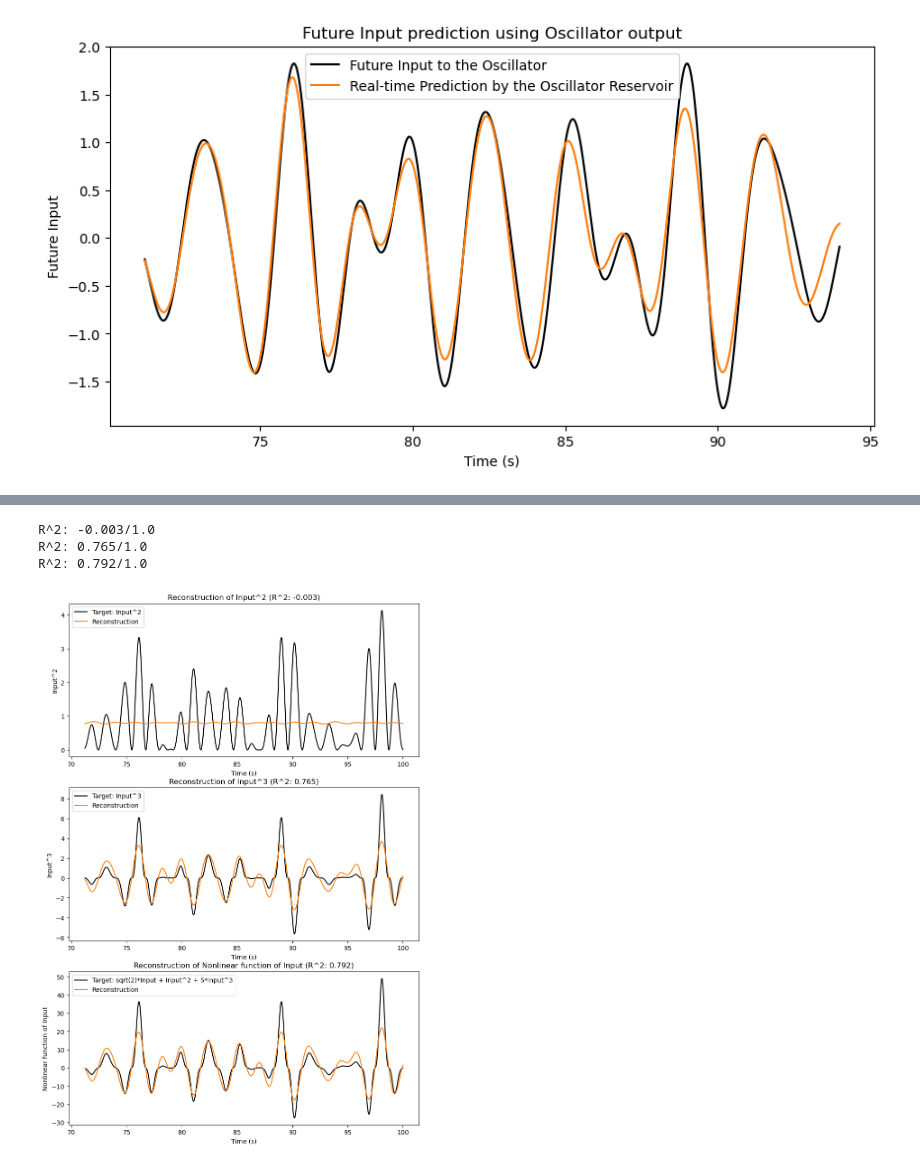
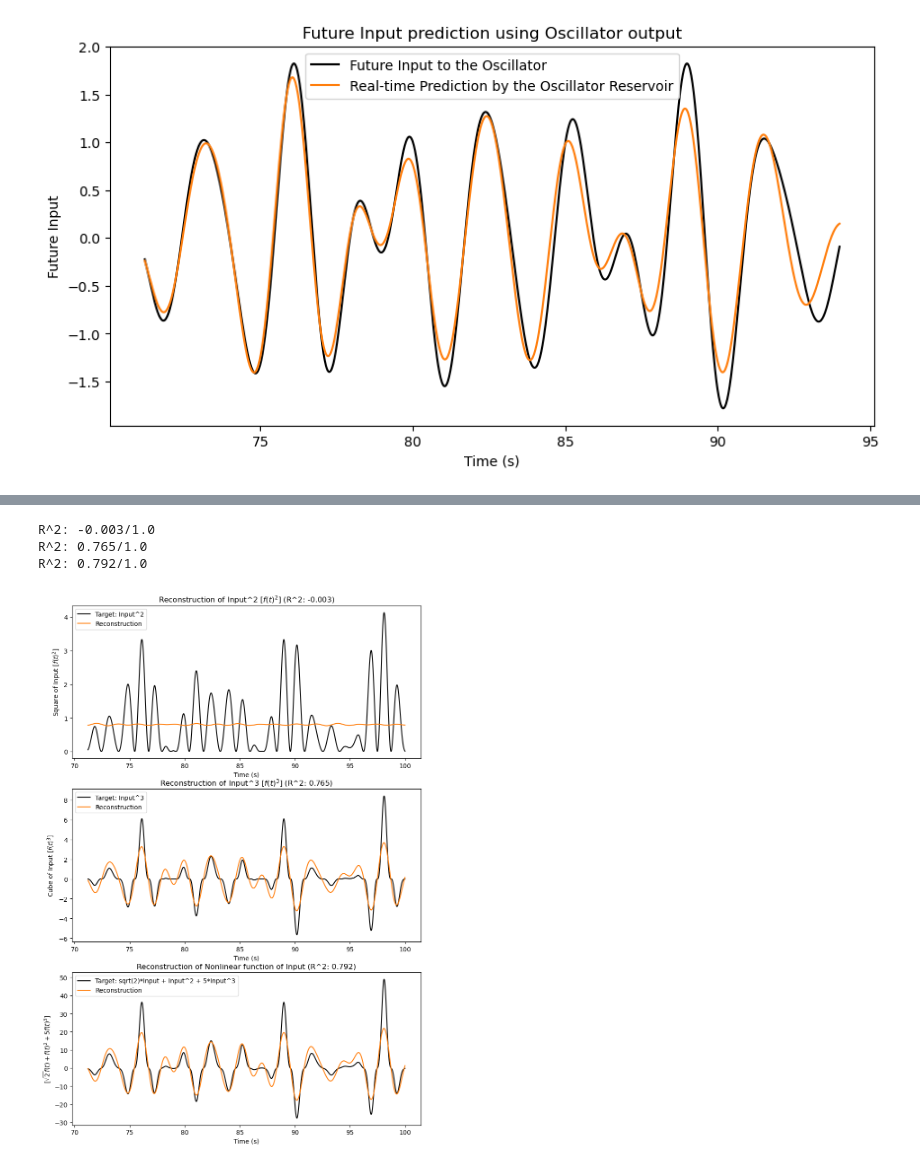
Before and after one commit to apoorvakhairnar/the_curious_notebook, a Jupyter notebook: modules/dynamics_that_compute/01_coupled_oscillator_reservoir/notebook.ipynb, the cells around one changed output, grey strips where cells are left out. Drawn from its saved outputs; the diff is of its cells as text; code cells hidden in the pictures.

```diff
--- a/modules/dynamics_that_compute/01_coupled_oscillator_reservoir/notebook.ipynb
+++ b/modules/dynamics_that_compute/01_coupled_oscillator_reservoir/notebook.ipynb
@@ -700,37 +773,37 @@ n_samples_sum = len(u_target_sum)
 train_size_1 = int(train_fraction * n_samples_1)
 train_size_2 = int(train_fraction * n_samples_2)
 train_size_sum = int(train_fraction * n_samples_sum)
 
 y_test_1, y_pred_1, score_1, _ = __fit__(X_eval, u_target_1, train_size_1, ridge_alpha)
 y_test_2, y_pred_2, score_2, _ = __fit__(X_eval, u_target_2, train_size_2, ridge_alpha)
 y_test_sum, y_pred_sum, score_sum, _ = __fit__(X_eval, u_target_sum, train_size_sum, ridge_alpha)
 
 fig, ax = plt.subplots(3, 1, figsize=(10, 15))
 ax[0].plot(sol.t[washout + train_size_1 : washout + n_samples_1], y_test_1.T, label="Target: Input^2", color="black", linewidth=1.5)
 ax[0].plot(sol.t[washout + train_size_1 : washout + n_samples_1], y_pred_1.T, label="Reconstruction", color="tab:orange")
-ax[0].set_title(f"Reconstruction of Input^2 (R^2: {score_1:.3f})")
-ax[0].set_ylabel("Input^2")
+ax[0].set_title(f"Reconstruction of Input^2 $[f(t)^2]$ (R^2: {score_1:.3f})")
+ax[0].set_ylabel("Square of Input $[f(t)^2]$")
 ax[0].set_xlabel("Time (s)")
 ax[0].legend()
 
 ax[1].plot(sol.t[washout + train_size_2 : washout + n_samples_2], y_test_2.T, label="Target: Input^3", color="black", linewidth=1.5)
 ax[1].plot(sol.t[washout + train_size_2 : washout + n_samples_2], y_pred_2.T, label="Reconstruction", color="tab:orange")
-ax[1].set_title(f"Reconstruction of Input^3 (R^2: {score_2:.3f})")
-ax[1].set_ylabel("Input^3")
+ax[1].set_title(f"Reconstruction of Input^3 $[f(t)^3]$ (R^2: {score_2:.3f})")
+ax[1].set_ylabel("Cube of Input $[f(t)^3]$")
 ax[1].set_xlabel("Time (s)")
 ax[1].legend()
 
 ax[2].plot(sol.t[washout + train_size_sum : washout + n_samples_sum], y_test_sum.T, label="Target: sqrt(2)*Input + Input^2 + 5*Input^3", color="black", linewidth=1.5)
 ax[2].plot(sol.t[washout + train_size_sum : washout + n_samples_sum], y_pred_sum.T, label="Reconstruction", color="tab:orange")
 ax[2].set_title(f"Reconstruction of Nonlinear function of Input (R^2: {score_sum:.3f})")
-ax[2].set_ylabel("Nonlinear function of Input")
+ax[2].set_ylabel("$[\\sqrt{2}f(t) + f(t)^2 + 5f(t)^3]$")
 ax[2].set_xlabel("Time (s)")
 ax[2].legend()
 
 plt.show()
 # %% [output]
 R^2: -0.003/1.0
 R^2: 0.765/1.0
 R^2: 0.792/1.0
-[figure, old version]
+[figure, new version]
 # %% [markdown]
```
Also changed, not shown: parts of 28 cells of this notebook, 2 other files.
